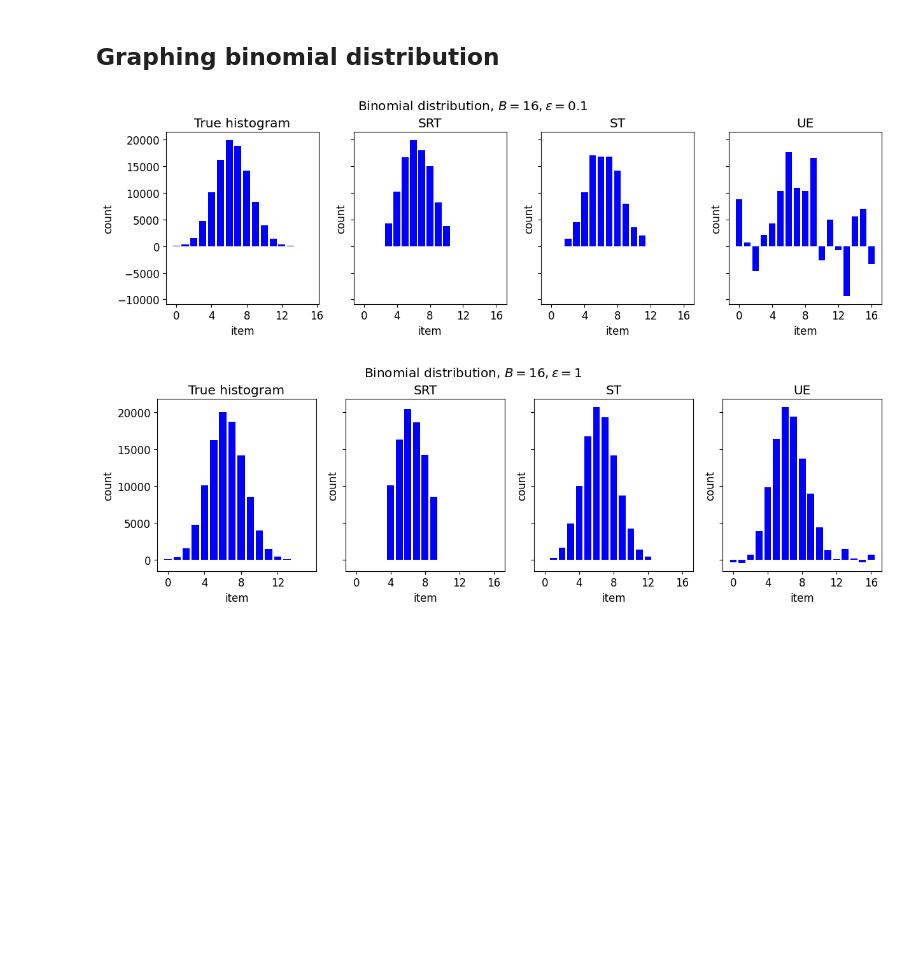
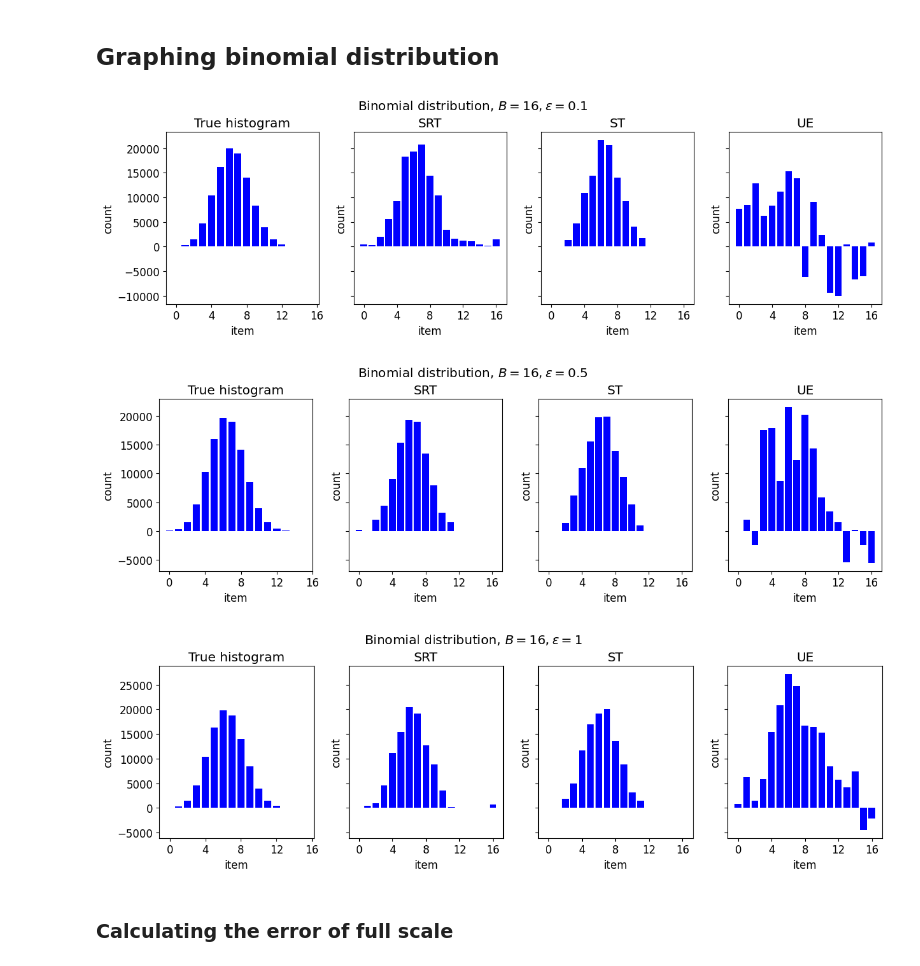
Before and after one commit to Ziyu3141/ziyu_code, a Jupyter notebook: SRT_binom_B=16.ipynb, the cells around one changed output. Drawn from its saved outputs; the diff is of its cells as text; code cells hidden in the pictures; blank space fills up the shorter version.

```diff
--- a/SRT_binom_B=16.ipynb
+++ b/SRT_binom_B=16.ipynb
@@ -106,7 +110,7 @@ def SRT_v2(X, B, t0, t1, ps, tau, device='cuda'):
         encoded_vector = encode_and_randomize(x, B, t0, t1, device)
         matrix2[i] = encoded_vector
 
-    matrix1 = torch.bernoulli(torch.full((1, n), ps, device=device))
+    matrix1 = torch.bernoulli(torch.full((1, n), float(ps), device=device))
     result = torch.matmul(matrix1, matrix2)
 
     X_rand = result.cpu().tolist()
@@ -342,7 +455,7 @@ def ue_param(eps):
 #Index 2 is SRT
 
 Eps = [0.1, 0.5, 1]
-Trials = 40
+Trials = 10
 
 k = 5
 
@@ -382,12 +495,14 @@ for epsilon in Eps:
   print( f"UE parameters: t1 = {t1_ue}, t0 = {t0_ue}" )
 
   #Tuning SRT parameters
-  eps_0 = 10
-  optional_p = 0.5
-  t1, t0, p_srt, tau_srt = OUE(epsilon, delta, n, eps_0)
-  print( f"SRT parameters: t1 = {t1}, t0 = {t0}, p_srt = {p_srt}, tau = {tau_srt}" )
-  if p_srt == 1.0:
-    print( f"Warning: tighter epsilon guarantee of SRT at epsilon = {epsilon}" )
+  #eps_0 = 10
+ # optional_p = 0.5
+  tau_srt = 100.0
+  t1 = 0.5
+  p_srt, t0, ep0 = solve_system_SRT(n, tau_srt, epsilon / 2, delta / 2)
+  print(p_srt, t0, ep0)
+
+  print( f"SRT parameters: t1 = {t1}, t0 = {t0}, p_srt = {p_srt}, tau = {tau_srt}, ep0 = {ep0}" )
 
   #define max errors
   Err0_max_temp = []
@@ -413,6 +528,7 @@ for epsilon in Eps:
       print("UE works")
 
       #Implementing SRT
+      #SRT_v2(X, B, t0, t1, ps, tau, device='cuda')
       cx2, phix2, calg2, phialg2 = SRT_v2( X, B, t0, t1, p_srt, tau_srt, device )
       print("SRT works")
 
@@ -520,78 +676,44 @@ plt.rcParams.update({'font.size': 12})
 
 B = 16
 
-for i in [0]:
+for i in [0, 1, 2]:
     cx0 = Dataset[i][0]
     calg0 = Dataset[i][1]
     calg1 = Dataset[i][2]
     calg2 = Dataset[i][3]
 
     f, (ax1, ax2, ax3, ax4) = plt.subplots(1, 4, sharey=True, figsize=(12, 4))
-    f.suptitle(f"Binomial distribution, $B = 16, \epsilon = {0.1}$")
+    f.suptitle(f"Binomial distribution, $B = {B}, \epsilon = {Eps[i]}$")
     stepsize = max(1, len(calg0) // 4)
 
     ax1.bar(cx0.keys(), cx0.values(),  color='b')
     ax1.set_title("True histogram")
     ax1.set_xticks(range(0, len(calg0), stepsize))
     ax1.set_xlabel("item")
     ax1.set_ylabel("count")
 
     ax3.bar(range(len(calg0)), calg0,  color='b')
     ax3.set_title(r"ST")
     ax3.set_xticks(range(0, len(calg0), stepsize))
     ax3.set_xlabel("item")
     ax3.set_ylabel("count")
 
     ax4.bar(range(len(calg1)), calg1,  color='b')
     ax4.set_title(r"UE")
     ax4.set_xticks(range(0, len(calg0), stepsize))
     ax4.set_xlabel("item")
     ax4.set_ylabel("count")
 
     ax2.bar( range(len(calg2)), calg2,  color='b')
     ax2.set_title(r"SRT")
     ax2.set_xticks(range(0, len(calg0), stepsize))
     ax2.set_xlabel("item")
     ax2.set_ylabel("count")
 
     plt.tight_layout(rect=[0, 0, 1.05, 1.05])
-
-
-
-for i in [-1]:
-    cx0 = Dataset[i][0]
-    calg0 = Dataset[i][1]
-    calg1 = Dataset[i][2]
-    calg2 = Dataset[i][3]
-
-    f, (ax1, ax2, ax3, ax4) = plt.subplots(1, 4, sharey=True, figsize=(12, 4))
-    f.suptitle(f"Binomial distribution, $B = 16, \epsilon = {1}$")
-    stepsize = max(1, len(calg0) // 4)
-
-    ax1.bar(cx0.keys(), cx0.values(),  color='b')
-    ax1.set_title("True histogram")
-    ax1.set_xticks(range(0, B, stepsize))
-    ax1.set_xlabel("item")
-    ax1.set_ylabel("count")
-
-    ax3.bar(range(len(calg0)), calg0,  color='b')
-    ax3.set_title(r"ST")
-    ax3.set_xticks(range(0, len(calg0), stepsize))
-    ax3.set_xlabel("item")
-    ax3.set_ylabel("count")
-
-    ax4.bar(range(len(calg1)), calg1,  color='b')
-    ax4.set_title(r"UE")
-    ax4.set_xticks(range(0, len(calg0), stepsize))
-    ax4.set_xlabel("item")
-    ax4.set_ylabel("count")
-
-    ax2.bar( range(len(calg2)), calg2,  color='b')
-    ax2.set_title(r"SRT")
-    ax2.set_xticks(range(0, len(calg0), stepsize))
-    ax2.set_xlabel("item")
-    ax2.set_ylabel("count")
-    plt.tight_layout(rect=[0, 0, 1.05, 1.05])
 # %% [output]
-[figure, old version]
+[figure, new version]
-[figure, old version]
+[figure, new version]
+[figure, added]
+# %% [markdown]
+### Calculating the error of full scale
```
Also changed, not shown: parts of 15 cells of this notebook, 4 other files.
